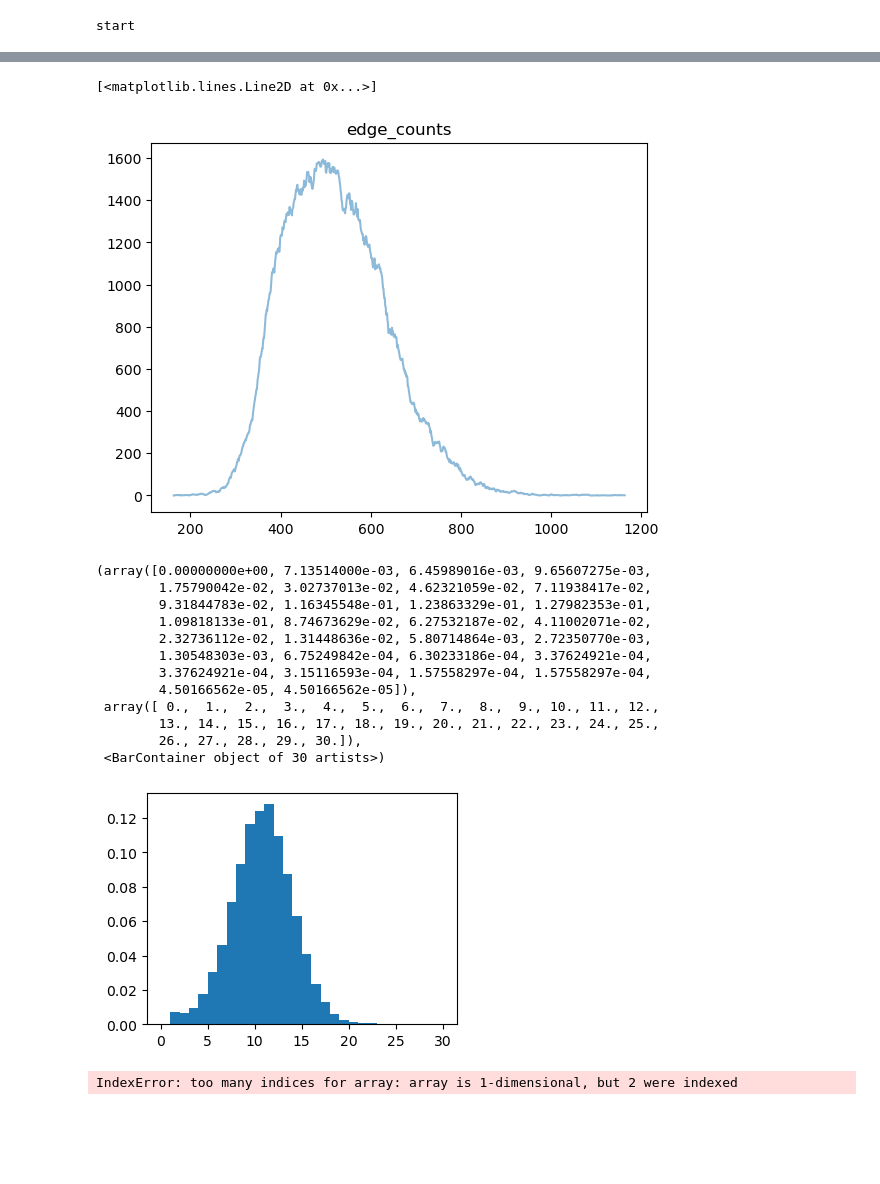
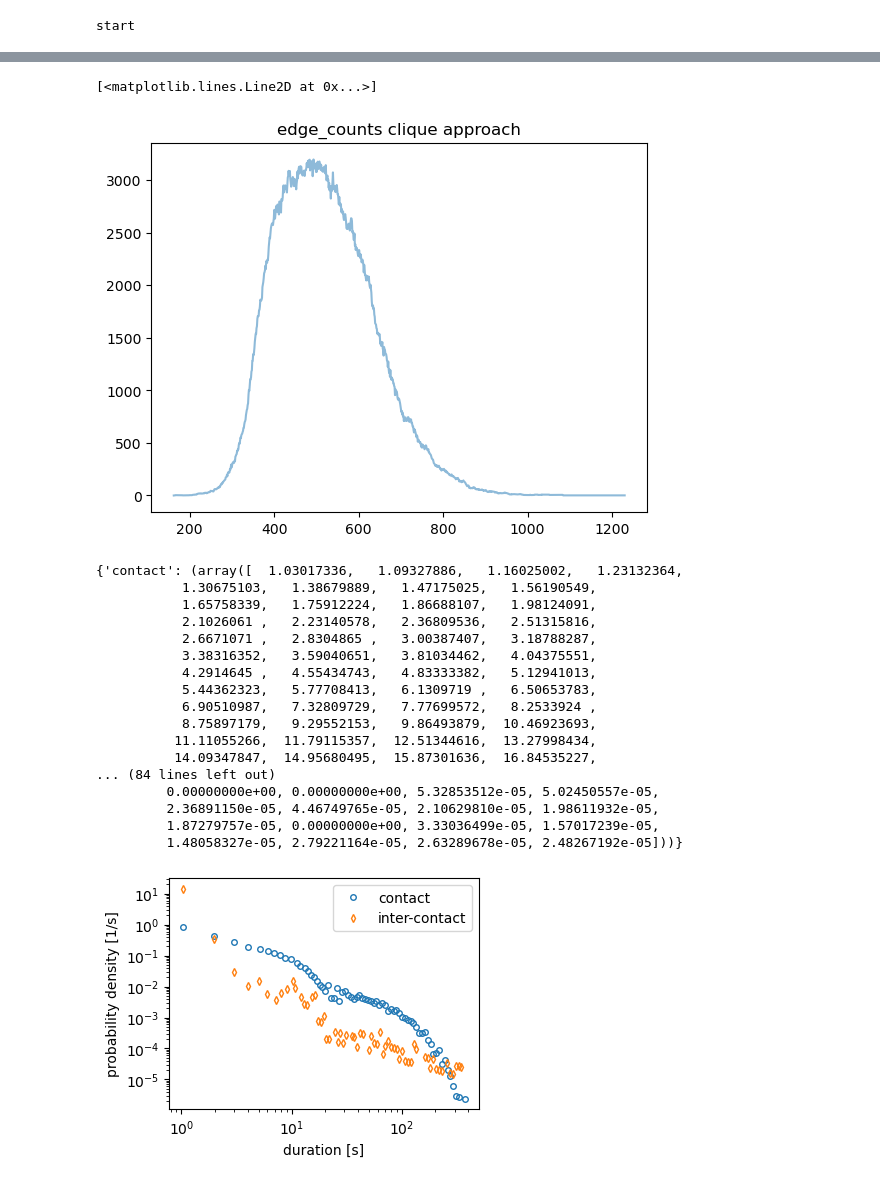
Before and after one commit to JurijSchoenfeld/Traf2Net, a Jupyter notebook: playground.ipynb, the cells around one changed output, grey strips where cells are left out. Cells and saved outputs as stored; diff of their text form; code cells hidden in the pictures; blank space fills up the shorter version.

Commit message:
finished implementing and testing clique and random model

```diff
--- a/playground.ipynb
+++ b/playground.ipynb
@@ -153,0 +41,11 @@ edge changes errors:  0
+# %%
+# (optional) set paraemters of simulation class
+HN.make_movement('random')
+HN.p_add = .01
+tn010 = HN.make_tacoma_network(None, None)
+
+HN.p_add = .005
+tn005 = HN.make_tacoma_network(None, None)
+
+HN.p_add = .001
+tn001 = HN.make_tacoma_network(None, None)
@@ -153,0 +67,8 @@ edge changes errors:  0
+# %%
+from tacoma.analysis import plot_contact_durations
+result = tc.measure_group_sizes_and_durations(tn010)
+
+fig, ax = plt.subplots(1, 1, figsize=(4,3))
+plot_contact_durations(result, ax, time_unit='s', use_logarithmic_histogram=True)
+
+#plt.hist(result.contact_durations, density=True, bins=range(0, 31))
@@ -153,0 +94,4 @@ edge changes errors:  0
+# %%
+# (optional) set paraemters of simulation class
+HN.make_movement('clique')
+tn_clique = HN.make_tacoma_network(None, None)
@@ -154,35 +113,31 @@ edge changes errors:  0
 # %%
-_, _, m = tc.edge_counts(tn)
-plt.title('edge_counts')
-plt.plot(tn.t, m[:-1], alpha=.5)
+_, _, m = tc.edge_counts(tn_clique)
+plt.title('edge_counts clique approach')
+plt.plot(tn_clique.t, m[:-1], alpha=.5)
 # %% [output]
 [<matplotlib.lines.Line2D at 0x...>]
-[figure, old version]
+[figure, new version]
 # %%
-from tacoma.analysis import plot_contact_durations
-result = tc.measure_group_sizes_and_durations(tn)
+result = tc.measure_group_sizes_and_durations(tn_clique)
 
 fig, ax = plt.subplots(1, 1, figsize=(4,3))
-#plot_contact_durations(result, ax, time_unit='s', use_logarithmic_histogram=True)
-
-plt.hist(result.contact_durations, density=True, bins=range(0, 31))
+plot_contact_durations(result, ax, time_unit='s', use_logarithmic_histogram=True)
 # %% [output]
-(array([0.00000000e+00, 7.13514000e-03, 6.45989016e-03, 9.65607275e-03,
-        1.75790042e-02, 3.02737013e-02, 4.62321059e-02, 7.11938417e-02,
-        9.31844783e-02, 1.16345548e-01, 1.23863329e-01, 1.27982353e-01,
-        1.09818133e-01, 8.74673629e-02, 6.27532187e-02, 4.11002071e-02,
-        2.32736112e-02, 1.31448636e-02, 5.80714864e-03, 2.72350770e-03,
-        1.30548303e-03, 6.75249842e-04, 6.30233186e-04, 3.37624921e-04,
-        3.37624921e-04, 3.15116593e-04, 1.57558297e-04, 1.57558297e-04,
-        4.50166562e-05, 4.50166562e-05]),
- array([ 0.,  1.,  2.,  3.,  4.,  5.,  6.,  7.,  8.,  9., 10., 11., 12.,
-        13., 14., 15., 16., 17., 18., 19., 20., 21., 22., 23., 24., 25.,
-        26., 27., 28., 29., 30.]),
- <BarContainer object of 30 artists>)
+{'contact': (array([  1.03017336,   1.09327886,   1.16025002,   1.23132364,
+           1.30675103,   1.38679889,   1.47175025,   1.56190549,
+           1.65758339,   1.75912224,   1.86688107,   1.98124091,
+           2.1026061 ,   2.23140578,   2.36809536,   2.51315816,
+           2.6671071 ,   2.8304865 ,   3.00387407,   3.18788287,
+           3.38316352,   3.59040651,   3.81034462,   4.04375551,
+           4.2914645 ,   4.55434743,   4.83333382,   5.12941013,
+           5.44362323,   5.77708413,   6.1309719 ,   6.50653783,
+           6.90510987,   7.32809729,   7.77699572,   8.2533924 ,
+           8.75897179,   9.29552153,   9.86493879,  10.46923693,
+          11.11055266,  11.79115357,  12.51344616,  13.27998434,
+          14.09347847,  14.95680495,  15.87301636,  16.84535227,
+... (84 lines left out)
+         0.00000000e+00, 0.00000000e+00, 5.32853512e-05, 5.02450557e-05,
+         2.36891150e-05, 4.46749765e-05, 2.10629810e-05, 1.98611932e-05,
+         1.87279757e-05, 0.00000000e+00, 3.33036499e-05, 1.57017239e-05,
+         1.48058327e-05, 2.79221164e-05, 2.63289678e-05, 2.48267192e-05]))}
-[figure, old version]
+[figure, new version]
-# %%
-arr = np.arange(0, 100, 1)
-slices = (slice(10, 15, None), slice(27, 31, None))
-arr[(Ellipsis, *slices)]
-# %% [output]
-IndexError: too many indices for array: array is 1-dimensional, but 2 were indexed
```
Also changed, not shown: parts of 10 cells of this notebook, 4 other files.
